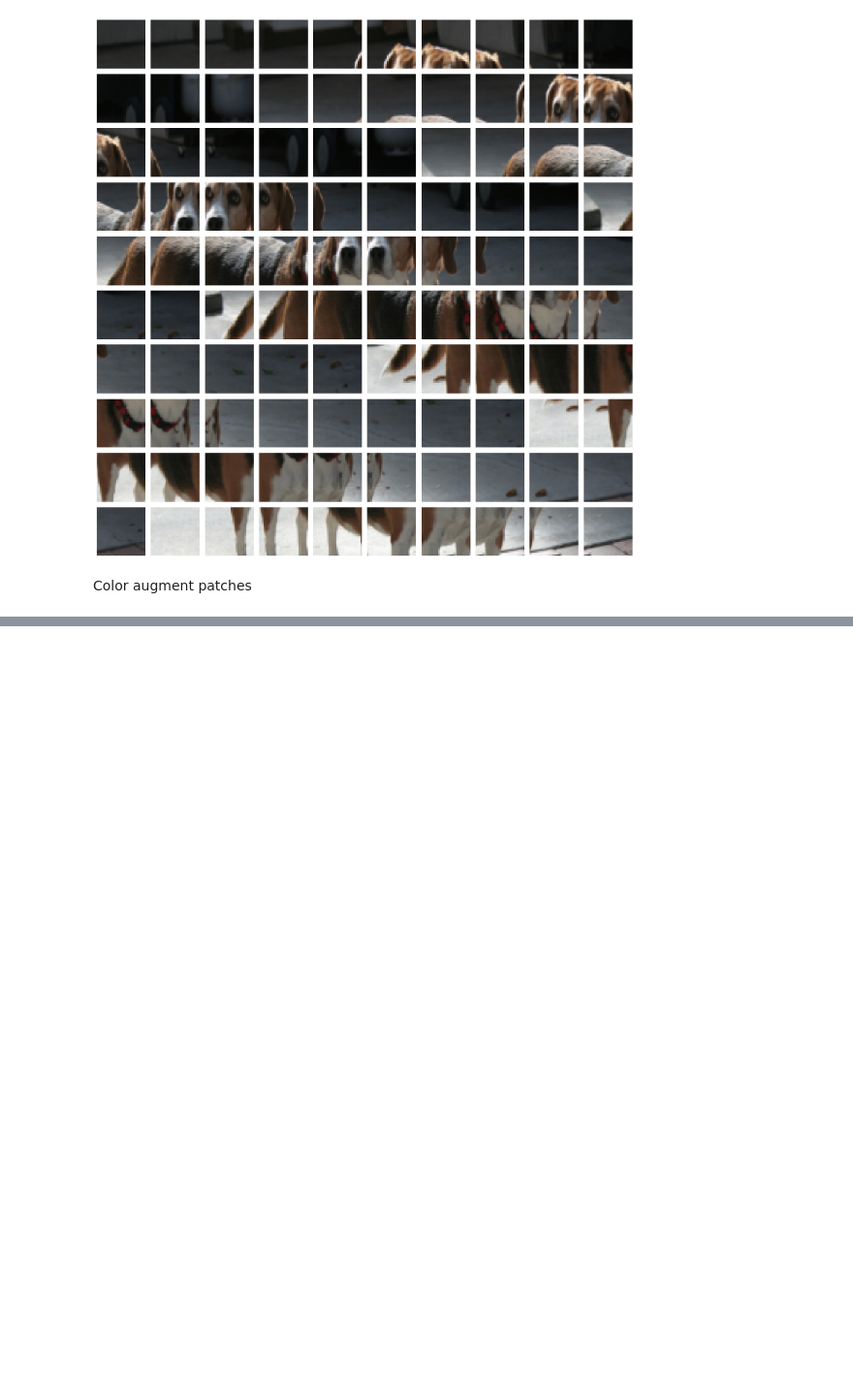
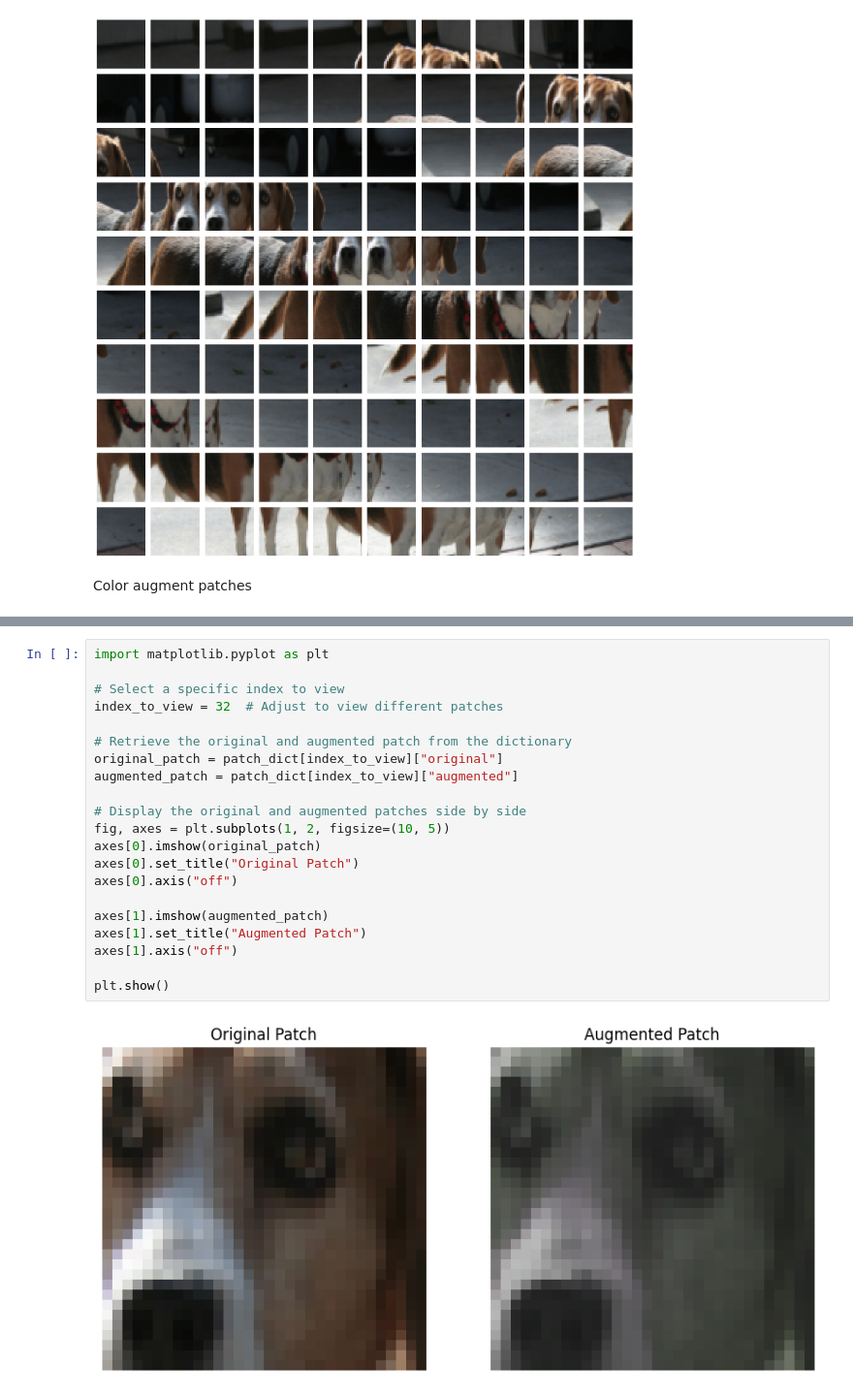
Before and after one commit to snaderi2000/yc_project_1, a Jupyter notebook: exploration.ipynb, the cells around one changed output, grey strips where cells are left out. Shown at 97% size. Drawn from its saved outputs; the diff is of its cells as text; blank space fills up the shorter version.

```diff
--- a/exploration.ipynb
+++ b/exploration.ipynb
@@ -208,0 +178,23 @@ Embedding and position: (array([5.18774316e-02, 0.00000000e+00, 3.30957095e-03,
+# %%
+import matplotlib.pyplot as plt
+
+# Select a specific index to view
+index_to_view = 32  # Adjust to view different patches
+
+# Retrieve the original and augmented patch from the dictionary
+original_patch = patch_dict[index_to_view]["original"]
+augmented_patch = patch_dict[index_to_view]["augmented"]
+
+# Display the original and augmented patches side by side
+fig, axes = plt.subplots(1, 2, figsize=(10, 5))
+axes[0].imshow(original_patch)
+axes[0].set_title("Original Patch")
+axes[0].axis("off")
+
+axes[1].imshow(augmented_patch)
+axes[1].set_title("Augmented Patch")
+axes[1].axis("off")
+
+plt.show()
+# %% [output]
+[figure, added]
```
Also changed, not shown: parts of 15 cells of this notebook.
